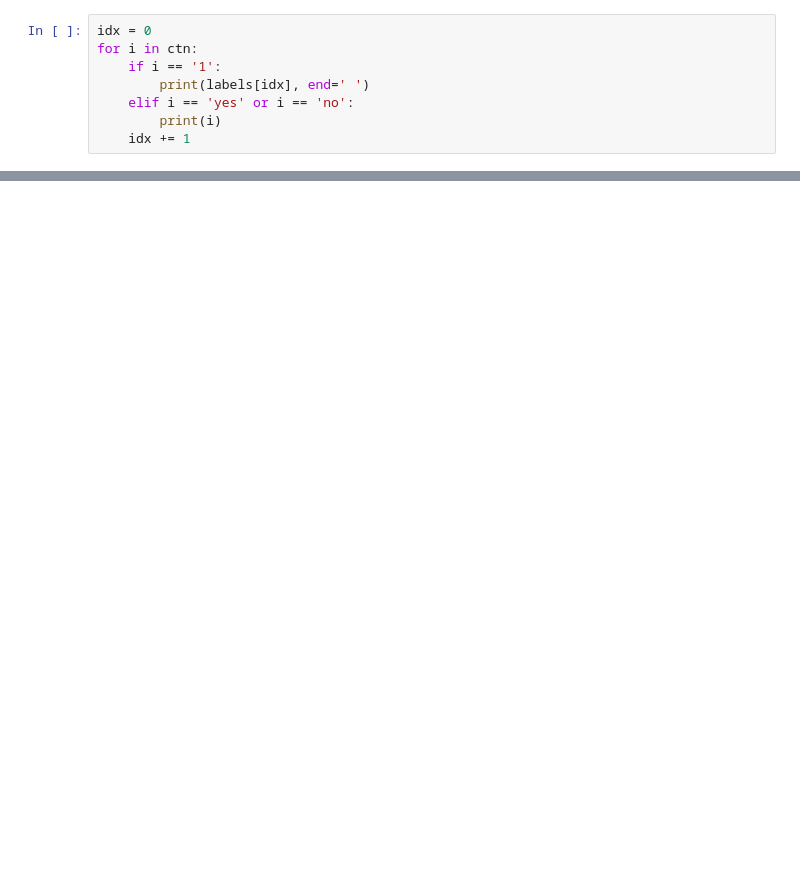
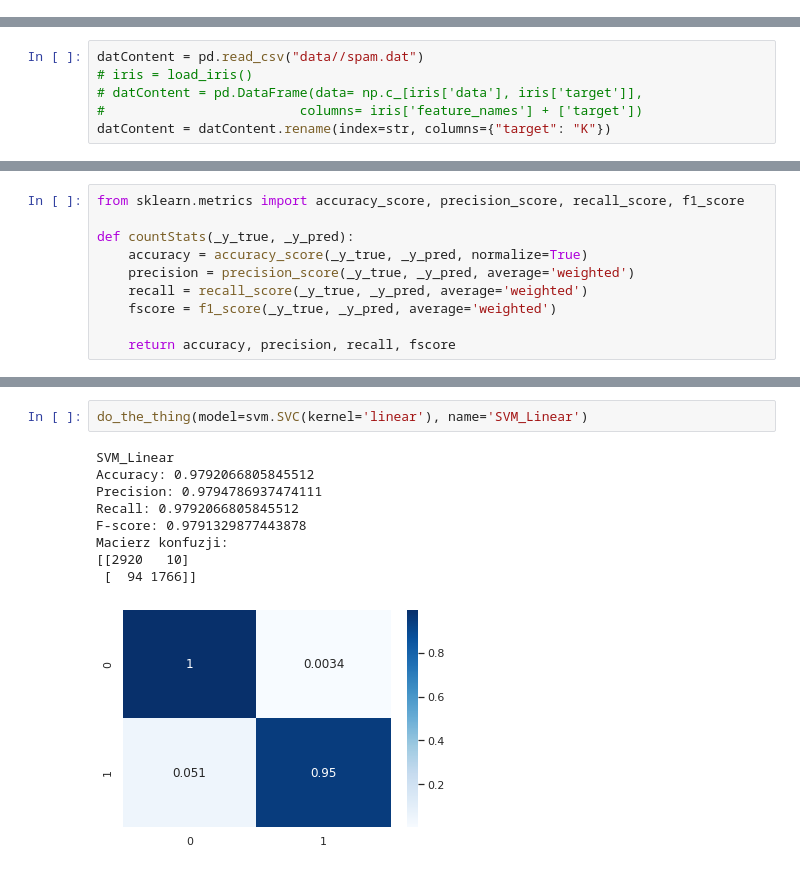
Before and after one commit to Torak28/Analityka_Eksploracja_Danych, a Jupyter notebook: 2_Data_Mining/Data_Mining.ipynb, the cells around one changed output, grey strips where cells are left out. Saved outputs shown, nothing was run; the diff lists cells and outputs as text; blank space fills up the shorter version.

```diff
--- a/2_Data_Mining/Data_Mining.ipynb
+++ b/2_Data_Mining/Data_Mining.ipynb
@@ -17,8 +0,0 @@ ctn = datContent[1][0].split(',')
-# %%
-idx = 0
-for i in ctn:
-    if i == '1':
-        print(labels[idx], end=' ')
-    elif i == 'yes' or i == 'no':
-        print(i)
-    idx += 1
@@ -26,0 +5,6 @@ CTYPE_JUST_HTML FROM_ENDS_IN_NUMS HTTP_USERNAME_USED NO_REAL_NAME RESENT_TO SPAM
+# %%
+datContent = pd.read_csv("data//spam.dat")
+# iris = load_iris()
+# datContent = pd.DataFrame(data= np.c_[iris['data'], iris['target']],
+#                         columns= iris['feature_names'] + ['target'])
+datContent = datContent.rename(index=str, columns={"target": "K"})
@@ -26,0 +52,10 @@ CTYPE_JUST_HTML FROM_ENDS_IN_NUMS HTTP_USERNAME_USED NO_REAL_NAME RESENT_TO SPAM
+# %%
+from sklearn.metrics import accuracy_score, precision_score, recall_score, f1_score
+
+def countStats(_y_true, _y_pred):
+    accuracy = accuracy_score(_y_true, _y_pred, normalize=True)
+    precision = precision_score(_y_true, _y_pred, average='weighted')
+    recall = recall_score(_y_true, _y_pred, average='weighted')
+    fscore = f1_score(_y_true, _y_pred, average='weighted')
+
+    return accuracy, precision, recall, fscore
@@ -26,0 +135,12 @@ CTYPE_JUST_HTML FROM_ENDS_IN_NUMS HTTP_USERNAME_USED NO_REAL_NAME RESENT_TO SPAM
+# %%
+do_the_thing(model=svm.SVC(kernel='linear'), name='SVM_Linear')
+# %% [output]
+SVM_Linear
+Accuracy: 0.9792066805845512
+Precision: 0.9794786937474111
+Recall: 0.9792066805845512
+F-score: 0.9791329877443878
+Macierz konfuzji:
+[[2920   10]
+ [  94 1766]]
+[figure, added]
```
Also changed, not shown: parts of 21 cells of this notebook.
